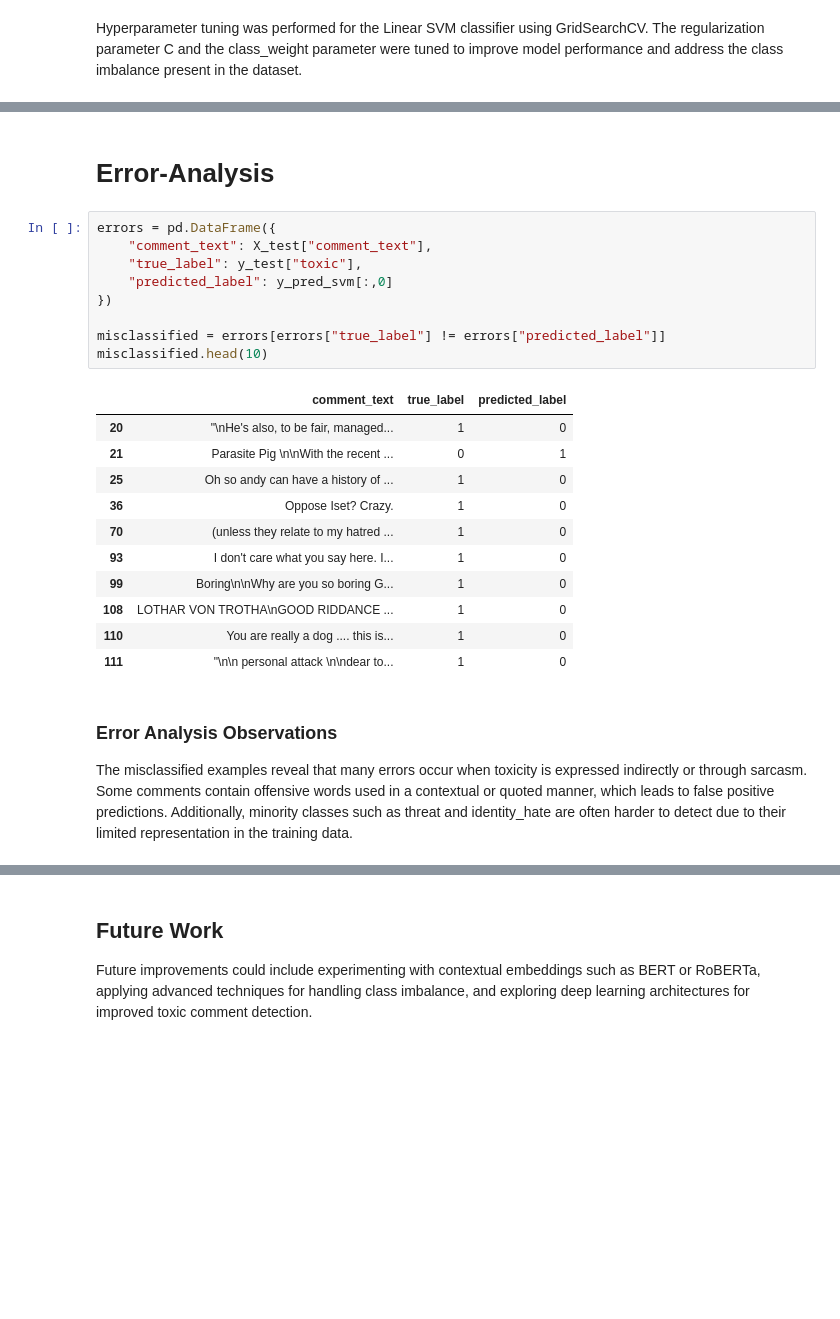
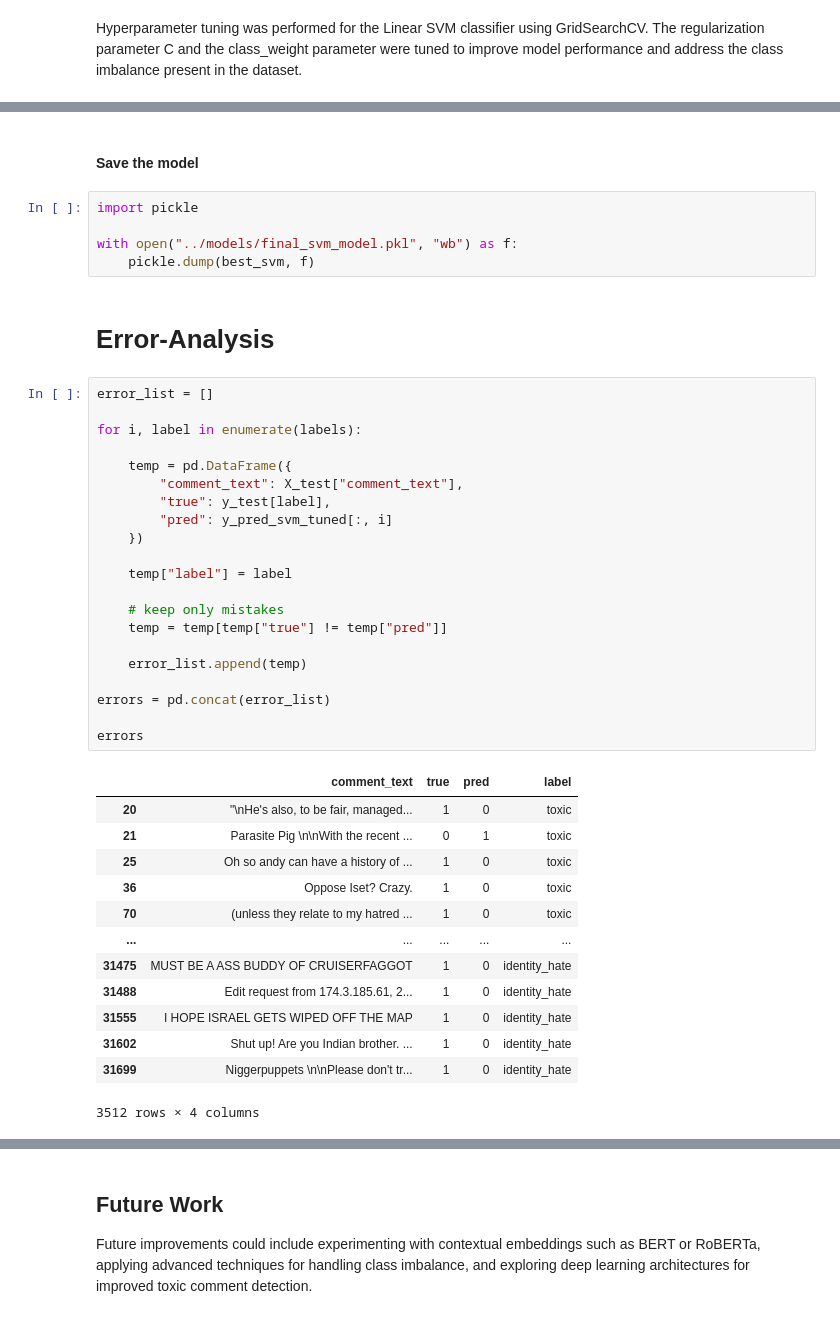
Before and after one commit to nehaayadav/Toxic-comment-classification, a Jupyter notebook: notebooks/03_Modelling.ipynb, the cells around one changed output, grey strips where cells are left out. Saved outputs shown, nothing was run; the diff lists cells and outputs as text; blank space fills up the shorter version.

```diff
--- a/notebooks/03_Modelling.ipynb
+++ b/notebooks/03_Modelling.ipynb
@@ -619,27 +626,44 @@ Hyperparameter tuning was performed for the Linear SVM classifier using GridSear
+# %% [markdown]
+#### Save the model
+# %%
+import pickle
+
+with open("../models/final_svm_model.pkl", "wb") as f:
+    pickle.dump(best_svm, f)
 # %% [markdown]
 # Error-Analysis
-# %%
-errors = pd.DataFrame({
-    "comment_text": X_test["comment_text"],
-    "true_label": y_test["toxic"],
-    "predicted_label": y_pred_svm[:,0]
-})
-
-misclassified = errors[errors["true_label"] != errors["predicted_label"]]
-misclassified.head(10)
-# %% [output]
-|  | comment_text | true_label | predicted_label |
-| 20 | "\nHe's also, to be fair, managed... | 1 | 0 |
-| 21 | Parasite Pig \n\nWith the recent ... | 0 | 1 |
-| 25 | Oh so andy can have a history of ... | 1 | 0 |
-| 36 | Oppose Iset? Crazy. | 1 | 0 |
-| 70 | (unless they relate to my hatred ... | 1 | 0 |
-| 93 | I don't care what you say here. I... | 1 | 0 |
-| 99 | Boring\n\nWhy are you so boring G... | 1 | 0 |
-| 108 | LOTHAR VON TROTHA\nGOOD RIDDANCE ... | 1 | 0 |
-| 110 | You are really a dog .... this is... | 1 | 0 |
-| 111 | "\n\n personal attack \n\ndear to... | 1 | 0 |
-# %% [markdown]
-### Error Analysis Observations
-
-The misclassified examples reveal that many errors occur when toxicity is expressed indirectly or through sarcasm. Some comments contain offensive words used in a contextual or quoted manner, which leads to false positive predictions. Additionally, minority classes such as threat and identity_hate are often harder to detect due to their limited representation in the training data.
+# %%
+error_list = []
+
+for i, label in enumerate(labels):
+
+    temp = pd.DataFrame({
+        "comment_text": X_test["comment_text"],
+        "true": y_test[label],
+        "pred": y_pred_svm_tuned[:, i]
+    })
+
+    temp["label"] = label
+
+    # keep only mistakes
+    temp = temp[temp["true"] != temp["pred"]]
+
+    error_list.append(temp)
+
+errors = pd.concat(error_list)
+
+errors
+# %% [output]
+|  | comment_text | true | pred | label |
+| 20 | "\nHe's also, to be fair, managed... | 1 | 0 | toxic |
+| 21 | Parasite Pig \n\nWith the recent ... | 0 | 1 | toxic |
+| 25 | Oh so andy can have a history of ... | 1 | 0 | toxic |
+| 36 | Oppose Iset? Crazy. | 1 | 0 | toxic |
+| 70 | (unless they relate to my hatred ... | 1 | 0 | toxic |
+| ... | ... | ... | ... | ... |
+| 31475 | MUST BE A ASS BUDDY OF CRUISERFAGGOT | 1 | 0 | identity_hate |
+| 31488 | Edit request from 174.3.185.61, 2... | 1 | 0 | identity_hate |
+| 31555 | I HOPE ISRAEL GETS WIPED OFF THE MAP | 1 | 0 | identity_hate |
+| 31602 | Shut up! Are you Indian brother. ... | 1 | 0 | identity_hate |
+| 31699 | Niggerpuppets \n\nPlease don't tr... | 1 | 0 | identity_hate |
+3512 rows × 4 columns
```
Also changed, not shown: parts of 29 cells of this notebook.
